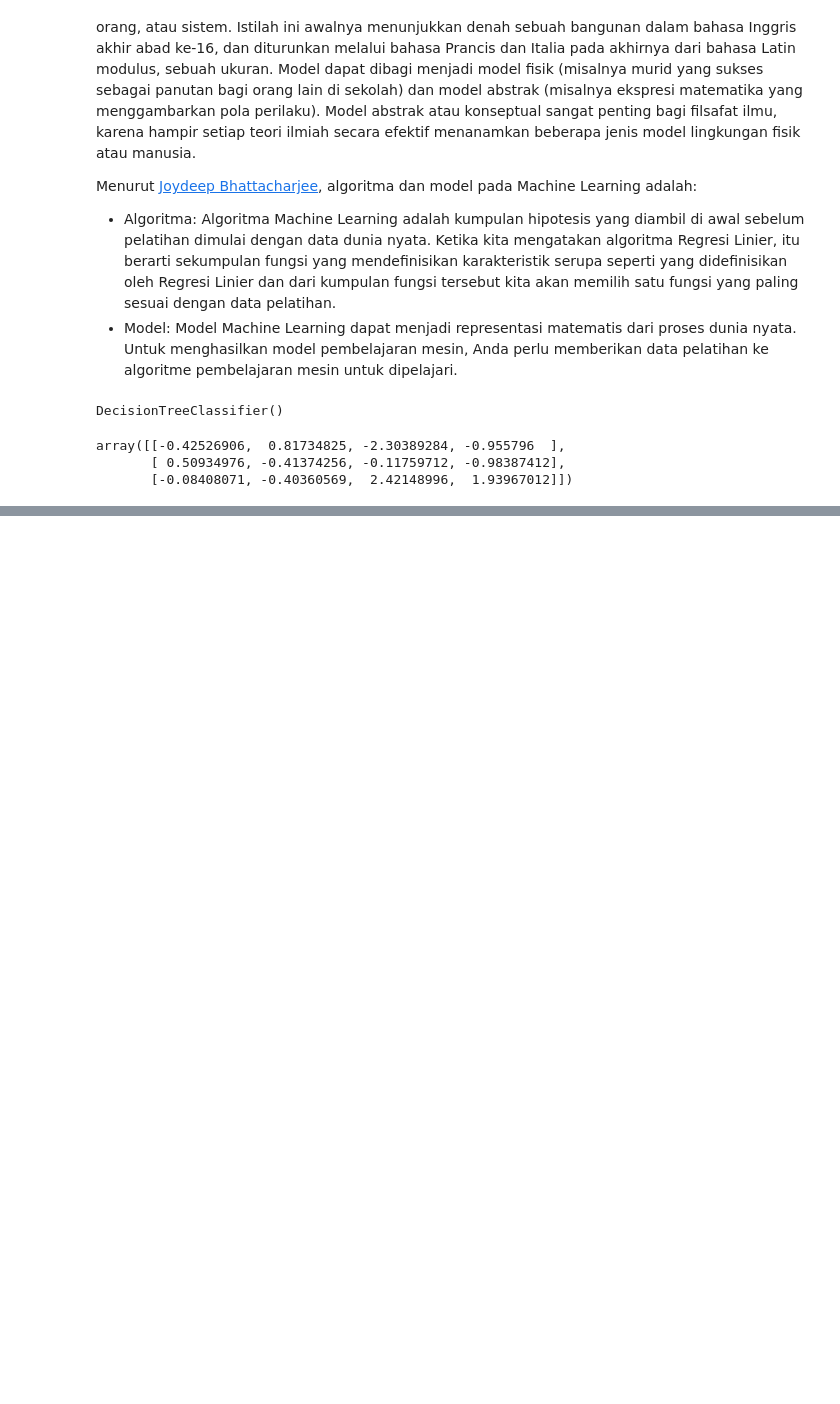
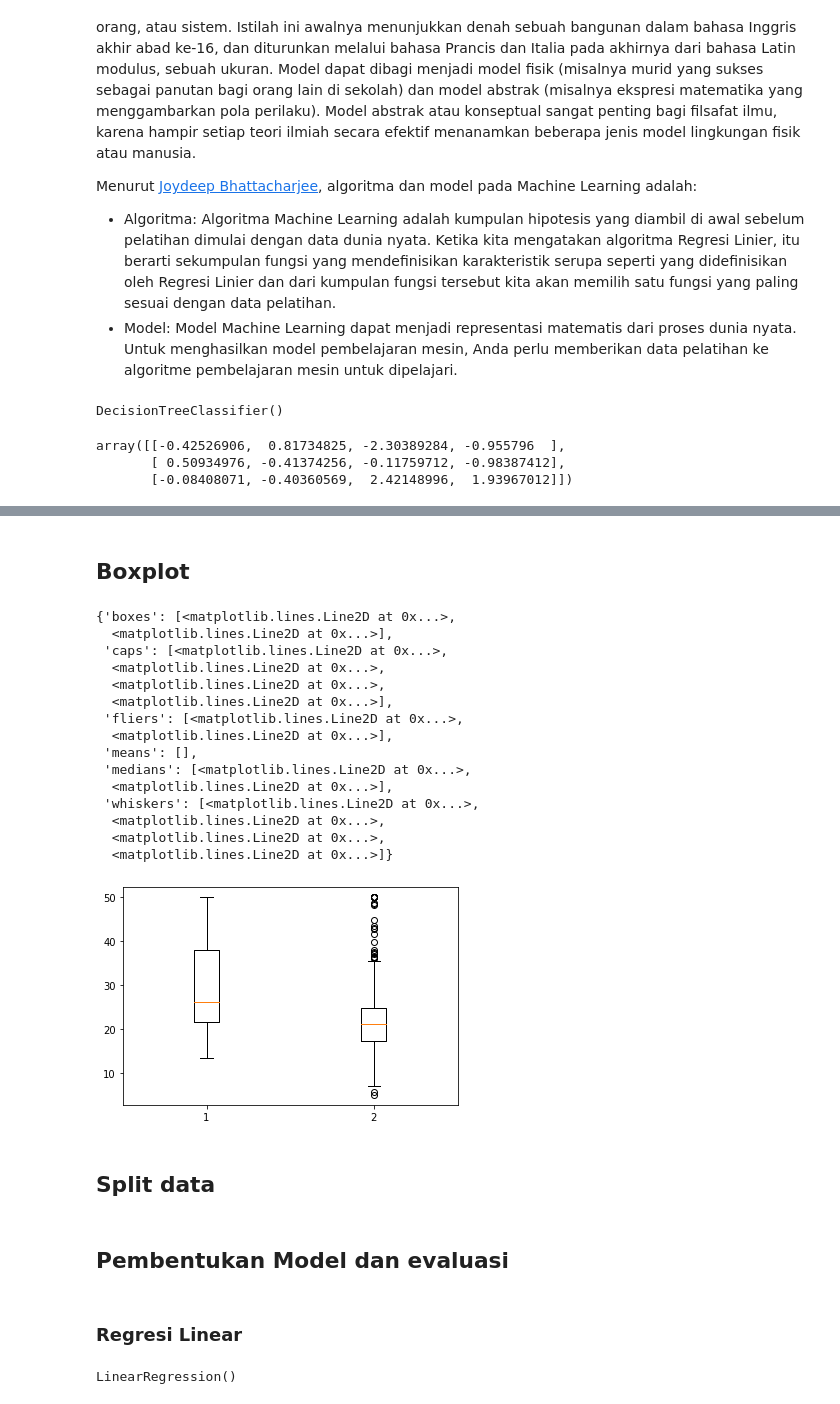
Before and after one commit to YogiAnggara129/ml-path, a Jupyter notebook: ml-intro.ipynb, the cells around one changed output, grey strips where cells are left out. Drawn from its saved outputs; the diff is of its cells as text; code cells hidden in the pictures; blank space fills up the shorter version.

Commit message:
penambahan materi regresi

```diff
--- a/ml-intro.ipynb
+++ b/ml-intro.ipynb
@@ -61,0 +182,24 @@ Dataset di atas merupakan data bunga iris
+# %% [markdown]
+## Boxplot
+# %%
+# boxplot
+plt.boxplot([df['medv'][df['chas'] == 1], df['medv'][df['chas'] == 0]])
+# %% [output]
+{'boxes': [<matplotlib.lines.Line2D at 0x...>,
+  <matplotlib.lines.Line2D at 0x...>],
+ 'caps': [<matplotlib.lines.Line2D at 0x...>,
+  <matplotlib.lines.Line2D at 0x...>,
+  <matplotlib.lines.Line2D at 0x...>,
+  <matplotlib.lines.Line2D at 0x...>],
+ 'fliers': [<matplotlib.lines.Line2D at 0x...>,
+  <matplotlib.lines.Line2D at 0x...>],
+ 'means': [],
+ 'medians': [<matplotlib.lines.Line2D at 0x...>,
+  <matplotlib.lines.Line2D at 0x...>],
+ 'whiskers': [<matplotlib.lines.Line2D at 0x...>,
+  <matplotlib.lines.Line2D at 0x...>,
+  <matplotlib.lines.Line2D at 0x...>,
+  <matplotlib.lines.Line2D at 0x...>]}
+[figure, added]
+# %% [markdown]
+## Split data
@@ -61,0 +211,10 @@ Dataset di atas merupakan data bunga iris
+# %% [markdown]
+## Pembentukan Model dan evaluasi
+# %% [markdown]
+### Regresi Linear
+# %%
+from sklearn.linear_model import LinearRegression
+lin_reg = LinearRegression()
+lin_reg.fit(X_train, y_train)
+# %% [output]
+LinearRegression()
```
Also changed, not shown: parts of 39 cells of this notebook.
